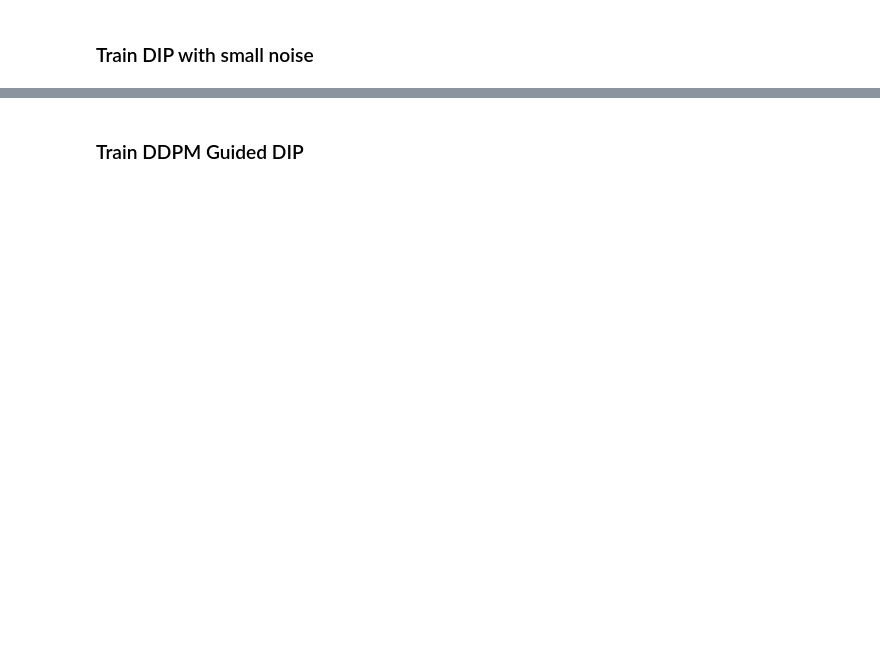
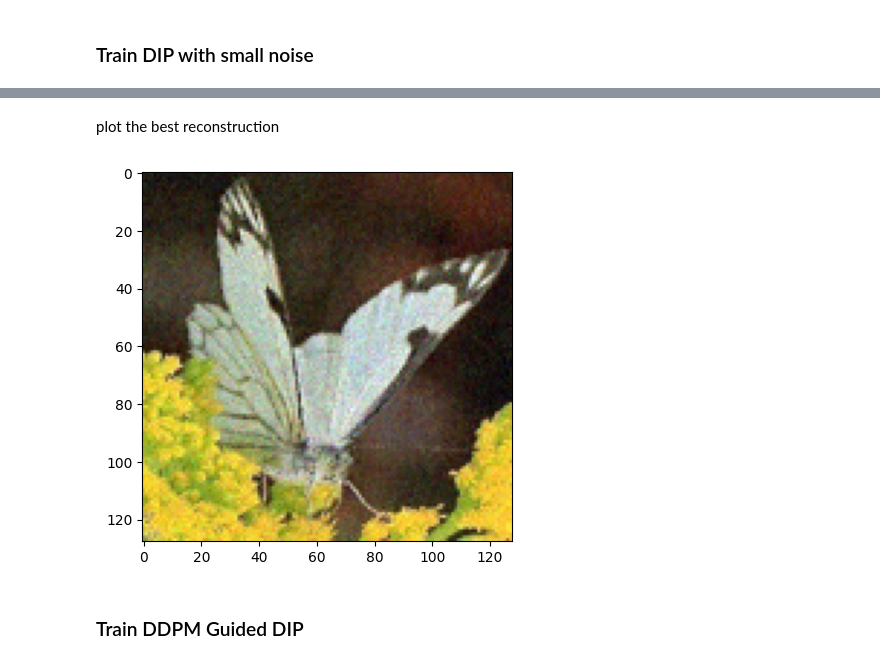
Before and after one commit to larrychen20011120/Guided-DIP, a Jupyter notebook: main.ipynb, the cells around one changed output, grey strips where cells are left out. Cells and saved outputs as stored; diff of their text form; code cells hidden in the pictures; blank space fills up the shorter version.

```diff
--- a/main.ipynb
+++ b/main.ipynb
@@ -98,3 +163,9 @@ plot_sequence(snapshots)
+# %% [markdown]
+plot the best reconstruction
+# %%
+plot_single_image(snapshots[np.argmax(psnrs)])
+# %% [output]
+[figure, added]
 # %% [markdown]
 ### Train DDPM Guided DIP
 # %%
```
Also changed, not shown: parts of 27 cells of this notebook, 2 other files.
